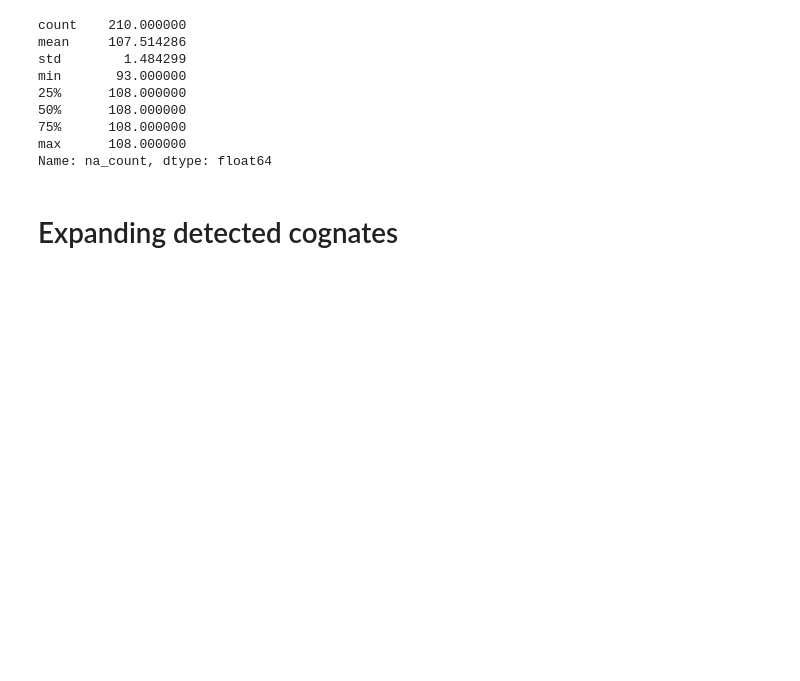
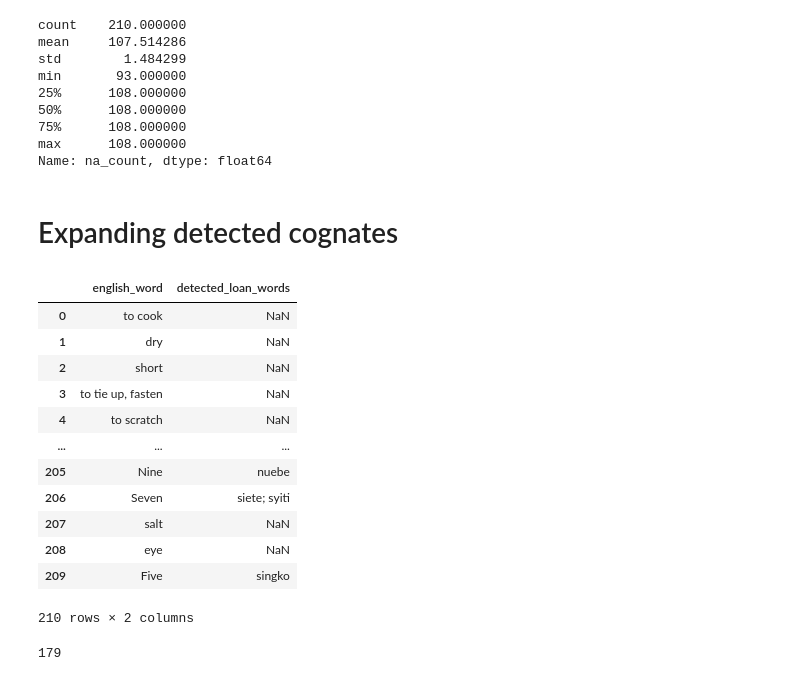
Before and after one commit to mrtnzram/InvestigatingEvolutionaryDriftInThePhilippines, a Jupyter notebook: python/cognate/scrape_abvd_wordlists.ipynb, the cells around one changed output. Drawn from its saved outputs; the diff is of its cells as text; code cells hidden in the pictures; blank space fills up the shorter version.

```diff
--- a/python/cognate/scrape_abvd_wordlists.ipynb
+++ b/python/cognate/scrape_abvd_wordlists.ipynb
@@ -720,0 +723,22 @@ Name: na_count, dtype: float64
+# %%
+PH_confirmed_words
+# %% [output]
+|  | english_word | detected_loan_words |
+| 0 | to cook | NaN |
+| 1 | dry | NaN |
+| 2 | short | NaN |
+| 3 | to tie up, fasten | NaN |
+| 4 | to scratch | NaN |
+| ... | ... | ... |
+| 205 | Nine | nuebe |
+| 206 | Seven | siete; syiti |
+| 207 | salt | NaN |
+| 208 | eye | NaN |
+| 209 | Five | singko |
+210 rows × 2 columns
+# %%
+sum(
+    PH_confirmed_words["detected_loan_words"].isna()
+)
+# %% [output]
+179
```
Also changed, not shown: parts of 6 cells of this notebook, 1 other file.
